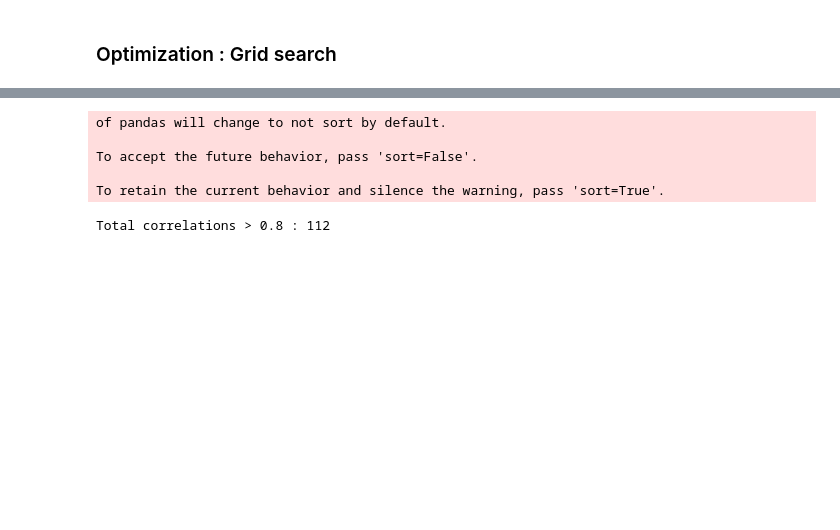
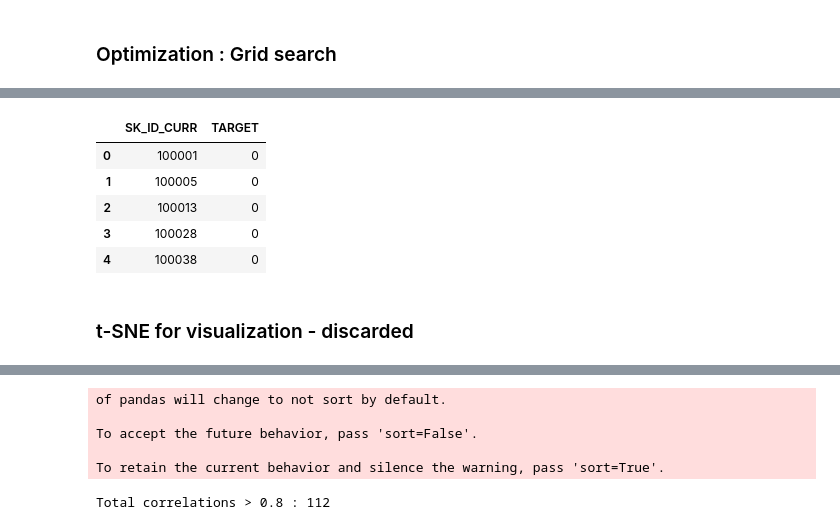
Before and after one commit to bodias/machine-learning, a Jupyter notebook: projects/capstone/home_credit/capstone_report.ipynb, the cells around one changed output, grey strips where cells are left out. Cells and saved outputs as stored; diff of their text form; code cells hidden in the pictures; blank space fills up the shorter version.

```diff
--- a/projects/capstone/home_credit/capstone_report.ipynb
+++ b/projects/capstone/home_credit/capstone_report.ipynb
@@ -573,3 +507,10 @@ Index([u'NAME_CONTRACT_TYPE', u'FLAG_OWN_CAR', u'FLAG_OWN_REALTY',
+# %%
+app_test_no_null = app_test.copy()
+
+null_feat = (features for features in numerical_features \
+                 if app_test_no_null.loc[app_test_no_null[features].isnull(),[features]].shape[0]>0)
+for feat in null_feat:
+    app_test_no_null.at[app_test_no_null[feat].isnull(),[feat]] = np.nanmedian(app_test_no_null[feat])
 # %% [markdown]
 ### Training the baseline model
 # %%
@@ -645,0 +731,14 @@ Fitting 3 folds for each of 16 candidates, totalling 48 fits
+# %%
+submission_result = pd.DataFrame({'SK_ID_CURR' : app_test_no_null['SK_ID_CURR'].values, \
+                                  'TARGET' : predictions_best_xgb})
+submission_result.to_csv('xgboost_best.csv',index=False)
+submission_result.head()
+# %% [output]
+|  | SK_ID_CURR | TARGET |
+| 0 | 100001 | 0 |
+| 1 | 100005 | 0 |
+| 2 | 100013 | 0 |
+| 3 | 100028 | 0 |
+| 4 | 100038 | 0 |
+# %% [markdown]
+### t-SNE for visualization - discarded
```
Also changed, not shown: parts of 22 cells of this notebook, 1 other file.
